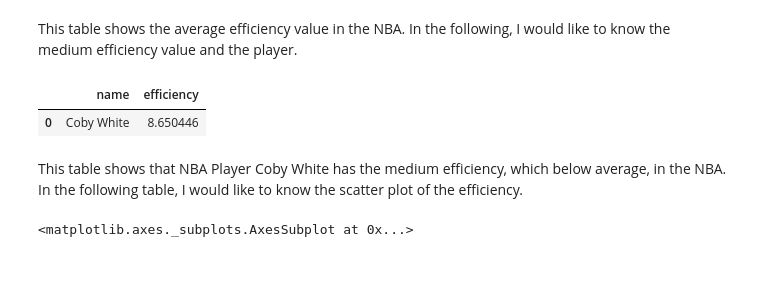
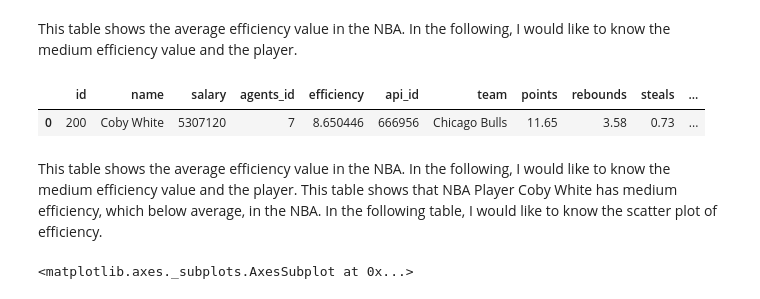
Before and after one commit to my9143434/inf510_project, a Jupyter notebook: lin_yiting.ipynb, the cells around one changed output. Drawn from its saved outputs; the diff is of its cells as text; code cells hidden in the pictures; blank space fills up the shorter version.

```diff
--- a/lin_yiting.ipynb
+++ b/lin_yiting.ipynb
@@ -146,14 +150,15 @@ df.head(1)
 This table shows the average efficiency value in the NBA.
 In the following, I would like to know the medium efficiency value and the player.
 # %%
-df = pd.read_sql_query("SELECT name, efficiency FROM Players WHERE games_played >19 ORDER BY efficiency LIMIT 1 OFFSET (SELECT COUNT(*) FROM Players WHERE games_played >19) / 2", db_control)
+df = pd.read_sql_query("SELECT * FROM Players WHERE games_played >19 ORDER BY efficiency LIMIT 1 OFFSET (SELECT COUNT(*) FROM Players WHERE games_played >19) / 2", db_control)
 df.head()
 # %% [output]
-|  | name | efficiency |
-| 0 | Coby White | 8.650446 |
+|  | id | name | salary | agents_id | efficiency | api_id | team | points | rebounds | steals | ... |
+| 0 | 200 | Coby White | 5307120 | 7 | 8.650446 | 666956 | Chicago Bulls | 11.65 | 3.58 | 0.73 | ... |
 # %% [markdown]
-This table shows that NBA Player Coby White has the medium efficiency, which below average, in the NBA.
-In the following table, I would like to know the scatter plot of the efficiency.
+This table shows the average efficiency value in the NBA.
+In the following, I would like to know the medium efficiency value and the player. This table shows that NBA Player Coby White has medium efficiency, which below average, in the NBA.
+In the following table, I would like to know the scatter plot of efficiency.
 # %%
 df = pd.read_sql_query("SELECT p.salary, p.efficiency FROM Players as p WHERE games_played >19 AND salary > (6.998587e+06)", db_control)
 efficiency_density = df['efficiency'].plot(kind='kde')
```
Also changed, not shown: parts of 19 cells of this notebook.
